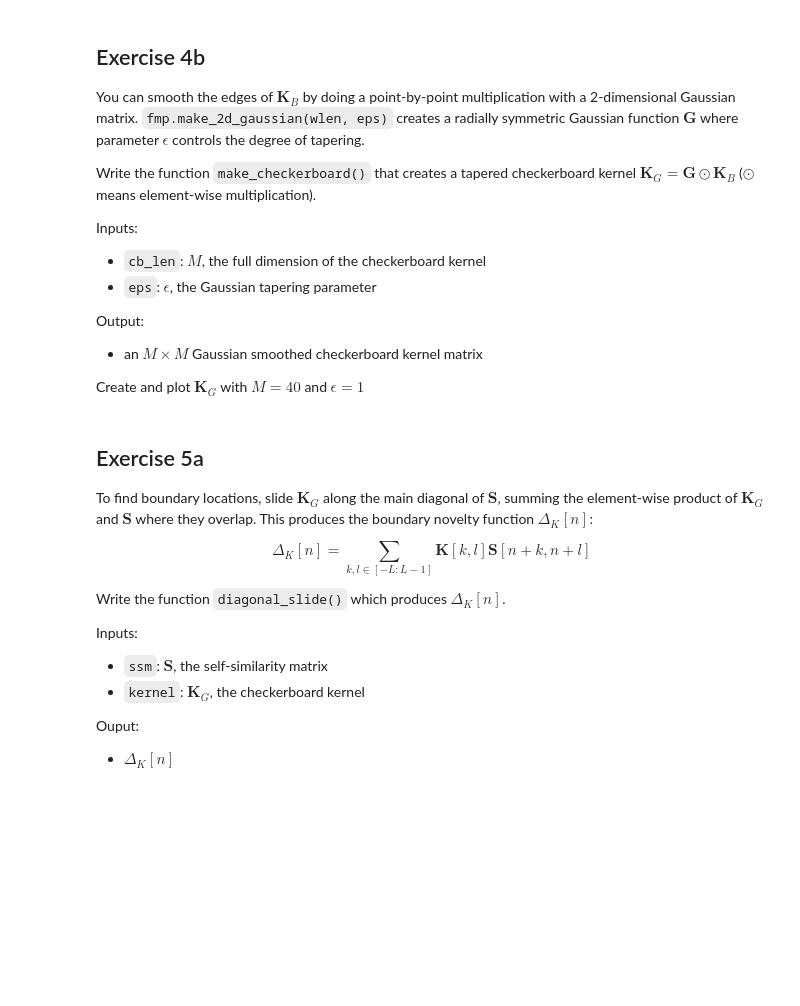
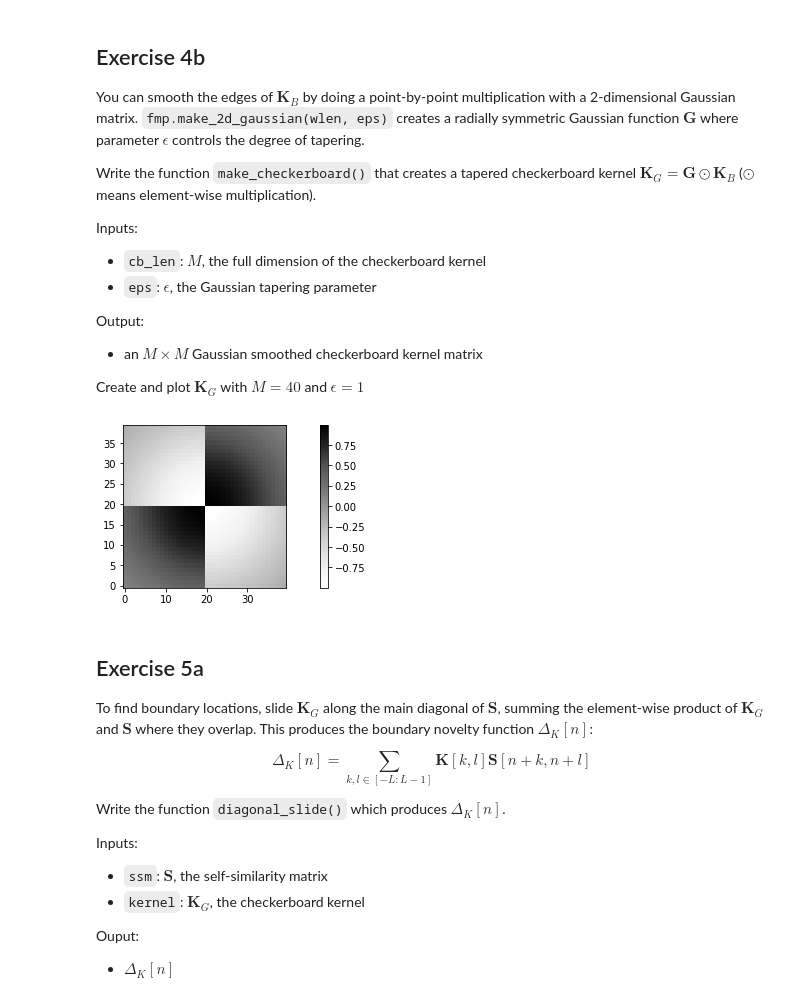
Before and after one commit to jmftrindade/digital_music_processing, a Jupyter notebook: 7_struct/lab7.ipynb, the cells around one changed output. Cells and saved outputs as stored; diff of their text form; code cells hidden in the pictures; blank space fills up the shorter version.

```diff
--- a/7_struct/lab7.ipynb
+++ b/7_struct/lab7.ipynb
@@ -118,3 +160,18 @@ def make_checkerboard(cb_len, eps):
+# %%
+def make_checkerboard(cb_len, eps):
+    cb = make_binary_checkerboard(cb_len)
+    w = fmp.make_2d_gaussian(cb_len, eps)
+
+    return cb * w
+
+
+cb = make_checkerboard(cb_len, 1)
+plt.figure(figsize = (12,3))
+plt.imshow(cb, origin='lower', cmap='Greys');
+plt.colorbar()
+plt.show()
+# %% [output]
+[figure, added]
 # %%
 connect_to_queue()
 # %% [markdown]
```
Also changed, not shown: parts of 18 cells of this notebook, 3 other files.
